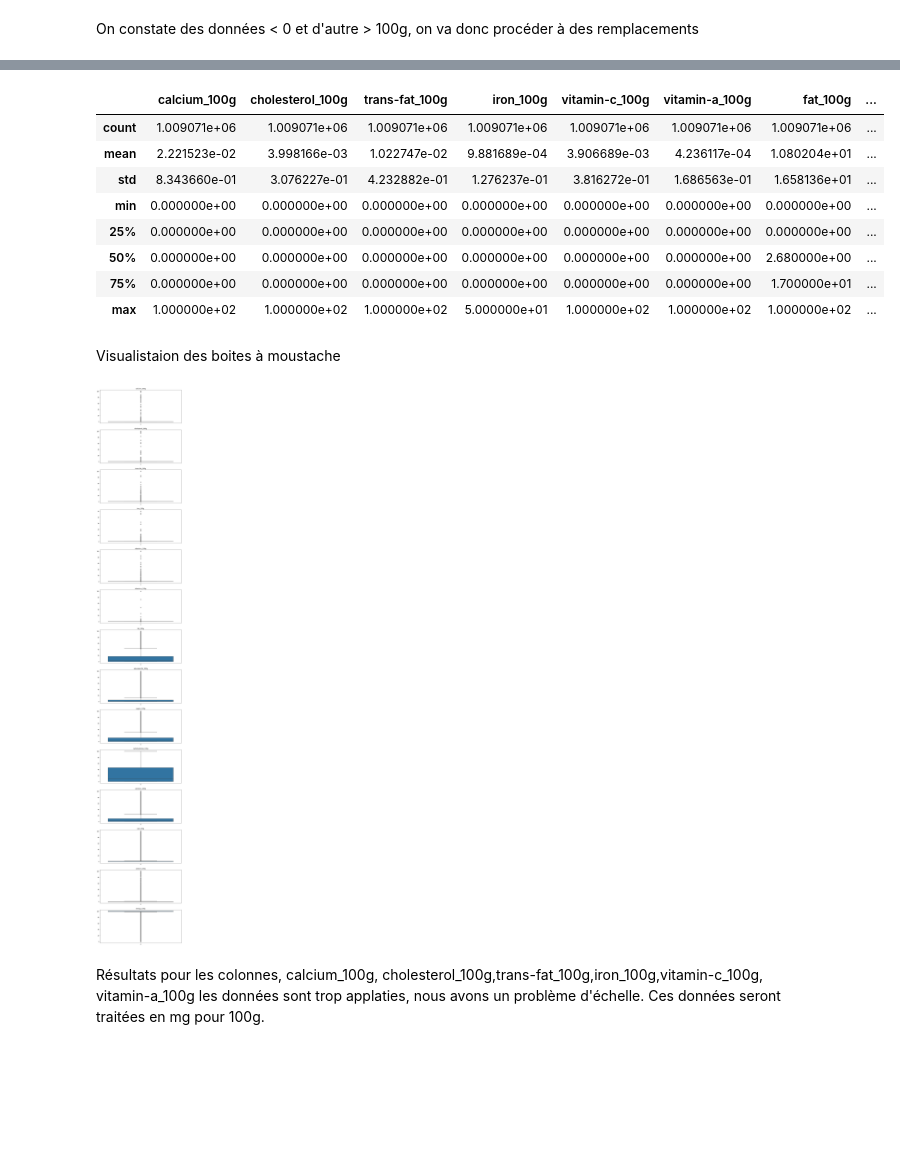
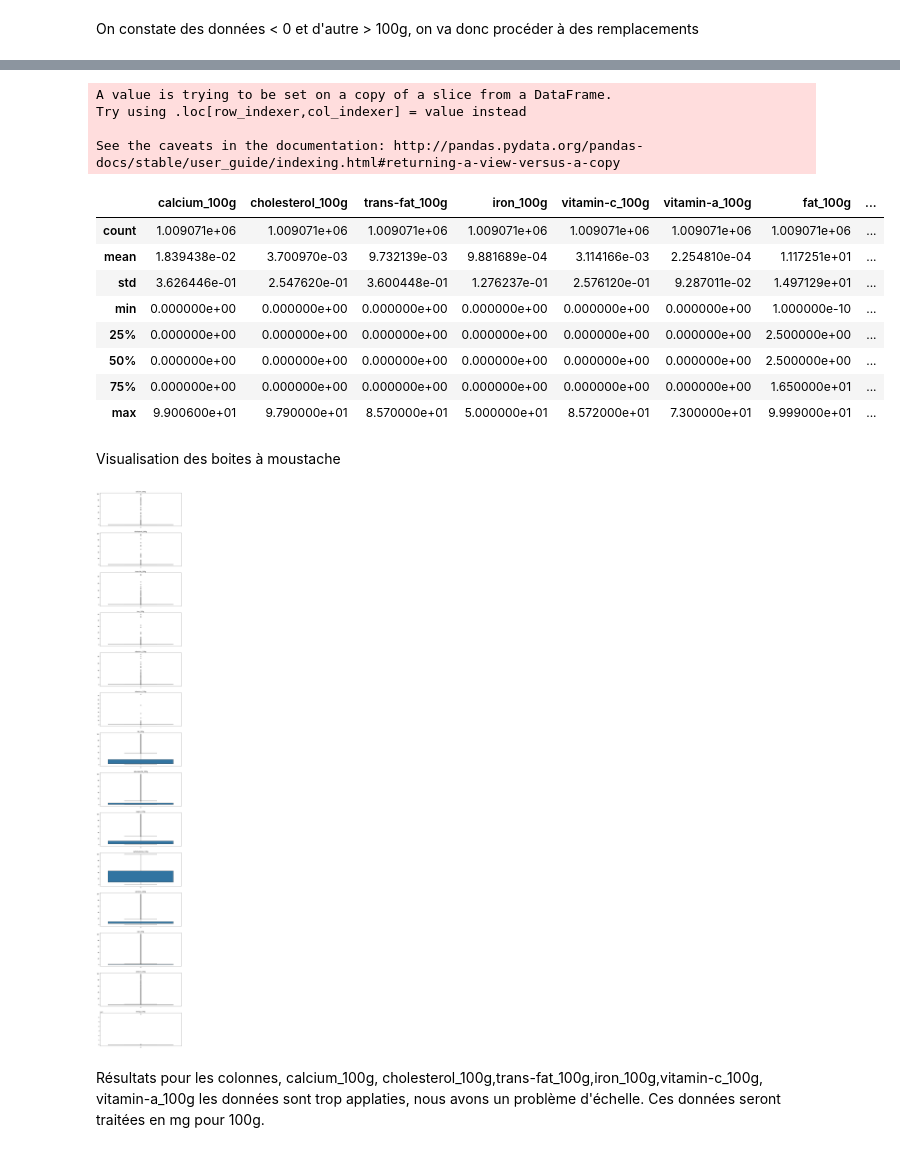
Before and after one commit to asaidomar/openclassrooms_projet3, a Jupyter notebook: projet3/main.ipynb, the cells around one changed output, grey strips where cells are left out. Saved outputs shown, nothing was run; the diff lists cells and outputs as text; code cells hidden in the pictures; blank space fills up the shorter version.

```diff
--- a/projet3/main.ipynb
+++ b/projet3/main.ipynb
@@ -253,7 +257,8 @@ all_columns = [
     'calcium_100g','cholesterol_100g', 'trans-fat_100g', 'iron_100g',
     'vitamin-c_100g', 'vitamin-a_100g', 'fat_100g', 'saturated-fat_100g',
     'sugars_100g', 'carbohydrates_100g', 'proteins_100g','salt_100g',
-    'sodium_100g', 'energy_100g'
+    'sodium_100g'
 ]
+energie = ["energy_100g"]
 categories_columns = ['code', 'product_name']
 # %% [markdown]
@@ -274,7 +279,3 @@ data_restricted_df.describe()
 | max | 950.000000 | 141.000000 | 369.000000 | 50.000000 | 716.981100 | 100.000000 | 8.748748e+06 | ... |
 # %% [markdown]
 On constate des données < 0 et d'autre > 100g, on va donc procéder à des remplacements
-# %%
-data_restricted_df[data_restricted_df <= 0] = 0
-data_restricted_df[data_restricted_df >= 100] = 100
-data_restricted_df[data_restricted_df.isnull()] = 0
@@ -300,0 +282,7 @@ See the caveats in the documentation: http://pandas.pydata.org/pandas-docs/stabl
+# %%
+# TODO: remplacer par la mediane
+
+for c in data_restricted_df.columns:
+    data_restricted_df[c][data_restricted_df[c] <= 0] = data_restricted_df[c].median()
+    data_restricted_df[data_restricted_df >= 100] = data_restricted_df[c].median()
+    data_restricted_df[data_restricted_df.isna()] = 0
@@ -301,18 +307,23 @@ See the caveats in the documentation: http://pandas.pydata.org/pandas-docs/stabl
 # %%
 # Vérification
+data_restricted_df["energy_100g"] = data_df["energy_100g"]
 data_restricted_df.describe()
 # %% [output]
+A value is trying to be set on a copy of a slice from a DataFrame.
+Try using .loc[row_indexer,col_indexer] = value instead
+
+See the caveats in the documentation: http://pandas.pydata.org/pandas-docs/stable/user_guide/indexing.html#returning-a-view-versus-a-copy
 |  | calcium_100g | cholesterol_100g | trans-fat_100g | iron_100g | vitamin-c_100g | vitamin-a_100g | fat_100g | ... |
 | count | 1.009071e+06 | 1.009071e+06 | 1.009071e+06 | 1.009071e+06 | 1.009071e+06 | 1.009071e+06 | 1.009071e+06 | ... |
-| mean | 2.221523e-02 | 3.998166e-03 | 1.022747e-02 | 9.881689e-04 | 3.906689e-03 | 4.236117e-04 | 1.080204e+01 | ... |
-| std | 8.343660e-01 | 3.076227e-01 | 4.232882e-01 | 1.276237e-01 | 3.816272e-01 | 1.686563e-01 | 1.658136e+01 | ... |
-| min | 0.000000e+00 | 0.000000e+00 | 0.000000e+00 | 0.000000e+00 | 0.000000e+00 | 0.000000e+00 | 0.000000e+00 | ... |
-| 25% | 0.000000e+00 | 0.000000e+00 | 0.000000e+00 | 0.000000e+00 | 0.000000e+00 | 0.000000e+00 | 0.000000e+00 | ... |
-| 50% | 0.000000e+00 | 0.000000e+00 | 0.000000e+00 | 0.000000e+00 | 0.000000e+00 | 0.000000e+00 | 2.680000e+00 | ... |
-| 75% | 0.000000e+00 | 0.000000e+00 | 0.000000e+00 | 0.000000e+00 | 0.000000e+00 | 0.000000e+00 | 1.700000e+01 | ... |
-| max | 1.000000e+02 | 1.000000e+02 | 1.000000e+02 | 5.000000e+01 | 1.000000e+02 | 1.000000e+02 | 1.000000e+02 | ... |
+| mean | 1.839438e-02 | 3.700970e-03 | 9.732139e-03 | 9.881689e-04 | 3.114166e-03 | 2.254810e-04 | 1.117251e+01 | ... |
+| std | 3.626446e-01 | 2.547620e-01 | 3.600448e-01 | 1.276237e-01 | 2.576120e-01 | 9.287011e-02 | 1.497129e+01 | ... |
+| min | 0.000000e+00 | 0.000000e+00 | 0.000000e+00 | 0.000000e+00 | 0.000000e+00 | 0.000000e+00 | 1.000000e-10 | ... |
+| 25% | 0.000000e+00 | 0.000000e+00 | 0.000000e+00 | 0.000000e+00 | 0.000000e+00 | 0.000000e+00 | 2.500000e+00 | ... |
+| 50% | 0.000000e+00 | 0.000000e+00 | 0.000000e+00 | 0.000000e+00 | 0.000000e+00 | 0.000000e+00 | 2.500000e+00 | ... |
+| 75% | 0.000000e+00 | 0.000000e+00 | 0.000000e+00 | 0.000000e+00 | 0.000000e+00 | 0.000000e+00 | 1.650000e+01 | ... |
+| max | 9.900600e+01 | 9.790000e+01 | 8.570000e+01 | 5.000000e+01 | 8.572000e+01 | 7.300000e+01 | 9.999000e+01 | ... |
 # %% [markdown]
-Visualistaion des boites à moustache
+Visualisation des boites à moustache
 # %%
 n = len(data_restricted_df.columns)
 fig, ax = plt.subplots(n, 1, figsize=(12,n*6))
@@ -324,7 +335,7 @@ for i, c in enumerate(data_restricted_df.columns):
     except ValueError as error:
         print(error)
 # %% [output]
-[figure, old version]
+[figure, new version]
 # %% [markdown]
 Résultats pour les colonnes, calcium_100g, cholesterol_100g,trans-fat_100g,iron_100g,vitamin-c_100g, vitamin-a_100g les données sont trop applaties, nous avons un problème d'échelle.
 Ces données seront traitées en mg pour 100g.
```
Also changed, not shown: parts of 39 cells of this notebook, 3 other files.
